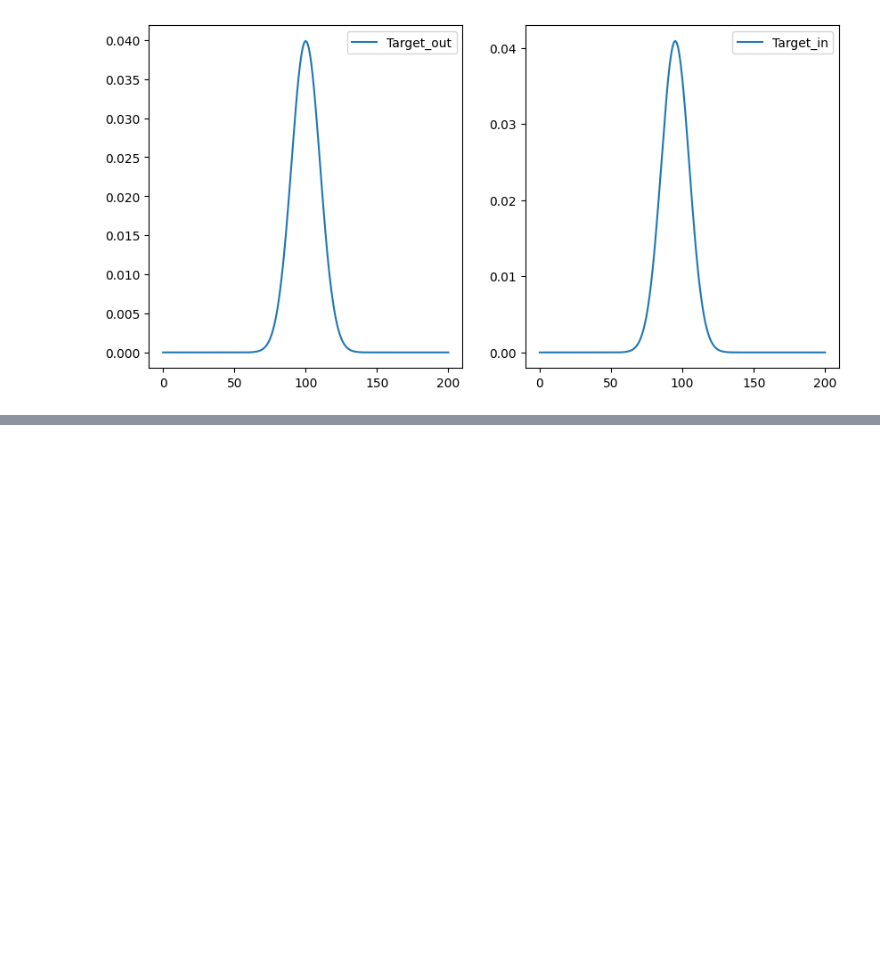
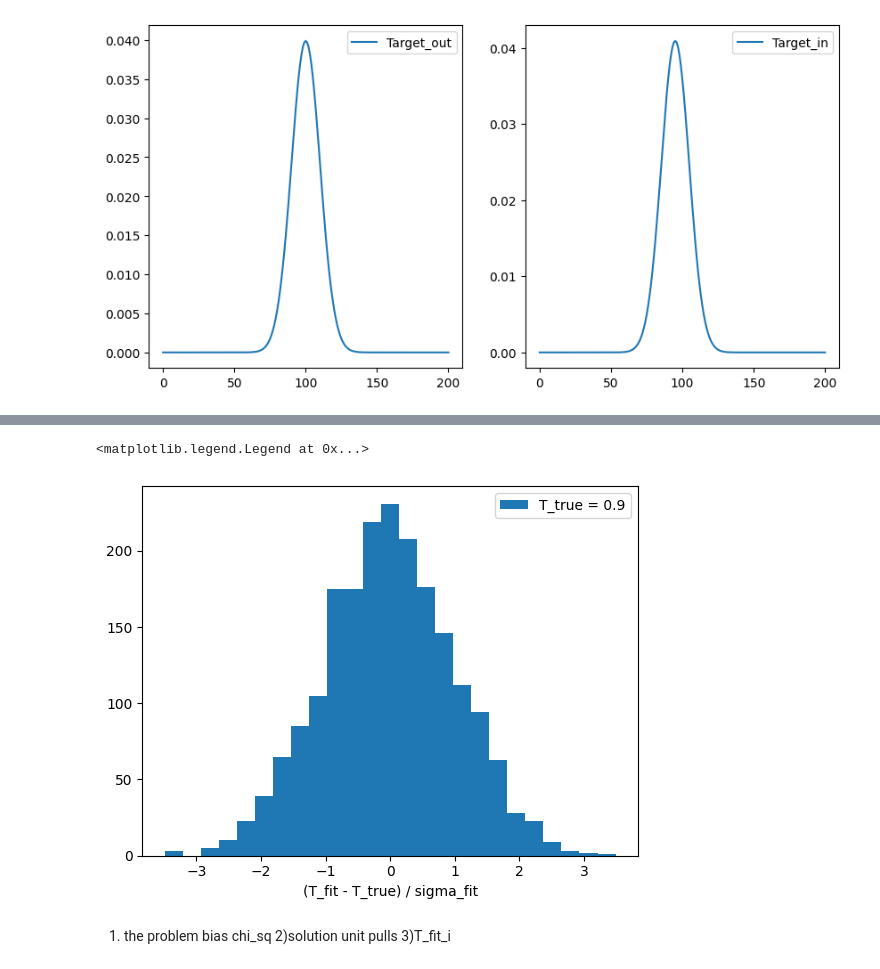
Before and after one commit to hcai0520/MArEX_Analysis, a Jupyter notebook: cali_t.ipynb, the cells around one changed output, grey strips where cells are left out. Drawn from its saved outputs; the diff is of its cells as text; code cells hidden in the pictures; blank space fills up the shorter version.

```diff
--- a/cali_t.ipynb
+++ b/cali_t.ipynb
@@ -247,6 +248,6 @@ def P(T):
     return I
 # %%
-def p(T,T_true):
+def p_num(T,T_true):
     Ts = T
     result = quad(Integrand, -np.inf, np.inf, args=(Ts,T_true))[0]
     #I=np.append(I,result)
@@ -304,0 +334,31 @@ zip()
+# %%
+T_fit_9 = []
+T_fit_err_9 = []
+for i in range(2000):
+    N=100
+    T_true = 0.9
+    Target_out = np.random.poisson(N, size = 50)
+    Target_in = np.random.poisson(N*T_true,size = 50)
+    T_list = Target_in/Target_out
+    def logli(T):
+        L=0
+        for i in T_list:
+            L=L + np.log(p(i,T,100))
+        return -2*L
+    m_L = Minuit(logli,0.9)
+    m_L.migrad()
+    T_fit_9.append(m_L.values["T"])
+    T_fit_err_9.append(m_L.errors["T"])
+T_fit_9 = np.array(T_fit_9)
+T_fit_err_9 = np.array(T_fit_err_9)
+# %%
+plt.hist((T_fit_9 - T_true)/T_fit_err_9,bins=25,label = 'T_true = 0.9')
+plt.xlabel('(T_fit - T_true) / sigma_fit')
+plt.legend(loc='upper right')
+# %% [output]
+<matplotlib.legend.Legend at 0x...>
+[figure, added]
+# %% [markdown]
+1) the problem bias chi_sq
+2)solution unit pulls
+3)T_fit_i
```
Also changed, not shown: parts of 23 cells of this notebook, 1 other file.
